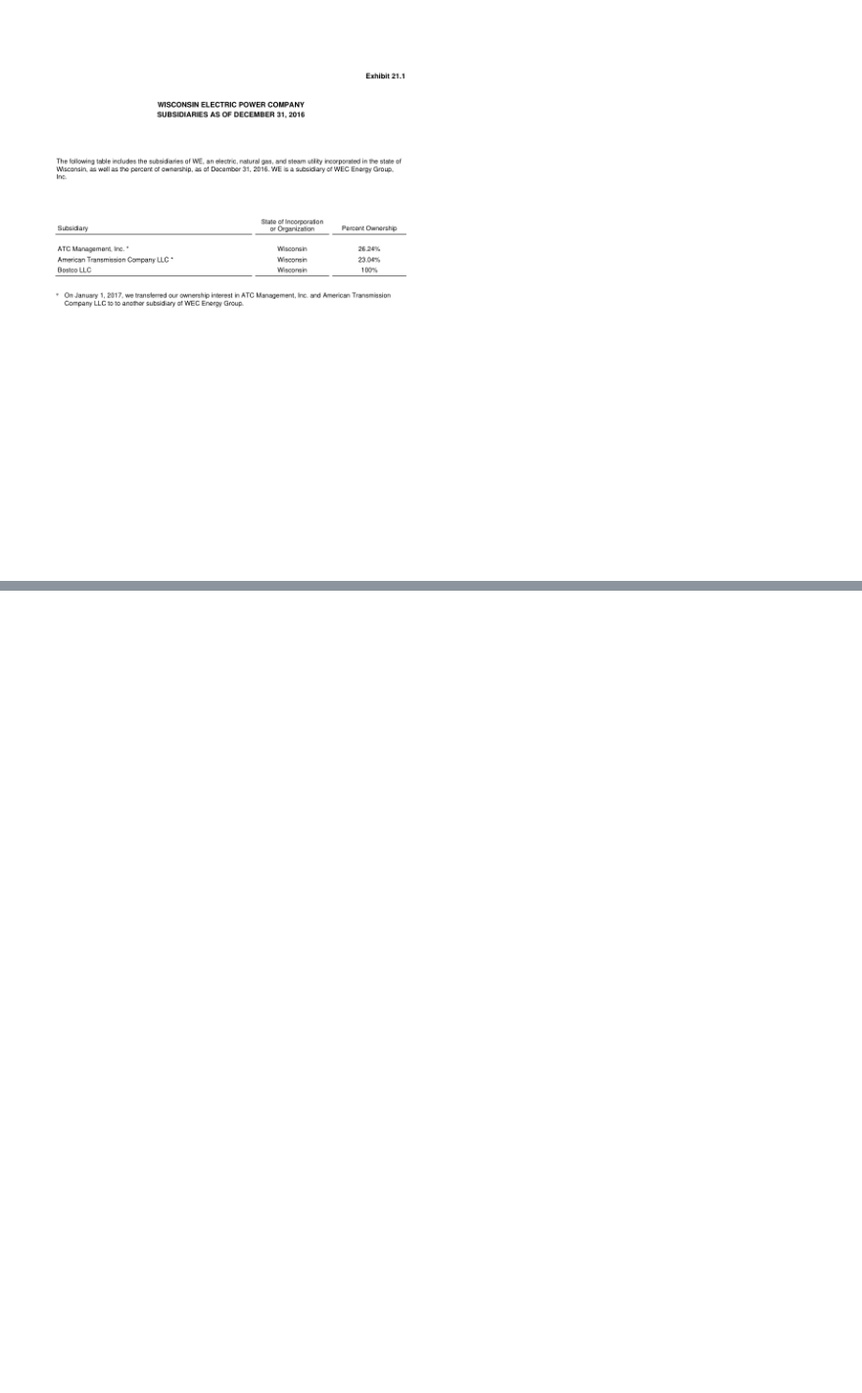
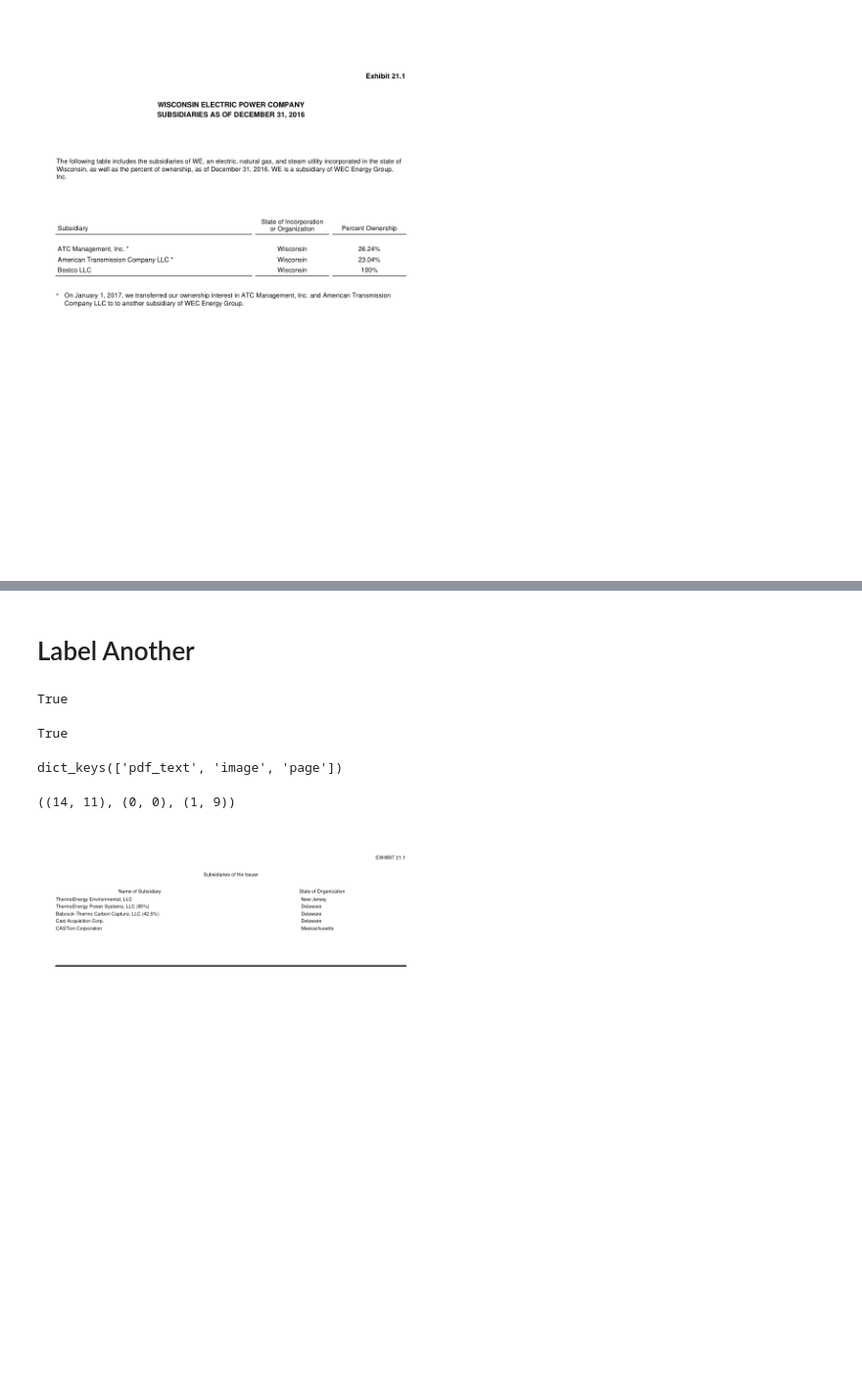
Before and after one commit to catalyst-cooperative/mozilla-sec-eia, a Jupyter notebook: notebooks/05-kl-training-data-creation.ipynb, the cells around one changed output, grey strips where cells are left out. Shown at 98% size. Saved outputs shown, nothing was run; the diff lists cells and outputs as text; code cells hidden in the pictures; blank space fills up the shorter version.

Commit message:
convert format of training data

```diff
--- a/notebooks/05-kl-training-data-creation.ipynb
+++ b/notebooks/05-kl-training-data-creation.ipynb
@@ -451,0 +554,32 @@ display_img_array(display_img, figsize=(10, 10))
+# %% [markdown]
+# Label Another
+# %%
+src_path = Path("./test_0.pdf")
+assert src_path.exists()
+# %%
+# from file
+doc = fitz.Document(str(src_path))
+doc.is_pdf
+# %% [output]
+True
+# %%
+# from bytes
+_bytes = src_path.read_bytes()
+from io import BytesIO
+doc = fitz.open(stream=BytesIO(_bytes), filetype="pdf")
+doc.is_pdf
+# %% [output]
+True
+# %%
+pg = doc[0]
+extracted = extract_pdf_data_from_page(pg)
+extracted.keys()
+# %% [output]
+dict_keys(['pdf_text', 'image', 'page'])
+# %%
+txt = extracted['pdf_text']
+img_info = extracted['image']
+pg_meta = extracted['page']
+txt.shape, img_info.shape, pg_meta.shape
+# %% [output]
+((14, 11), (0, 0), (1, 9))
@@ -451,0 +588,5 @@ display_img_array(display_img, figsize=(10, 10))
+# %%
+pg_img = _render_page(pg, dpi=50)  # small dpi for notebook display
+pg_img
+# %% [output]
+[figure, added]
```
Also changed, not shown: parts of 35 cells of this notebook, 1 other file.
